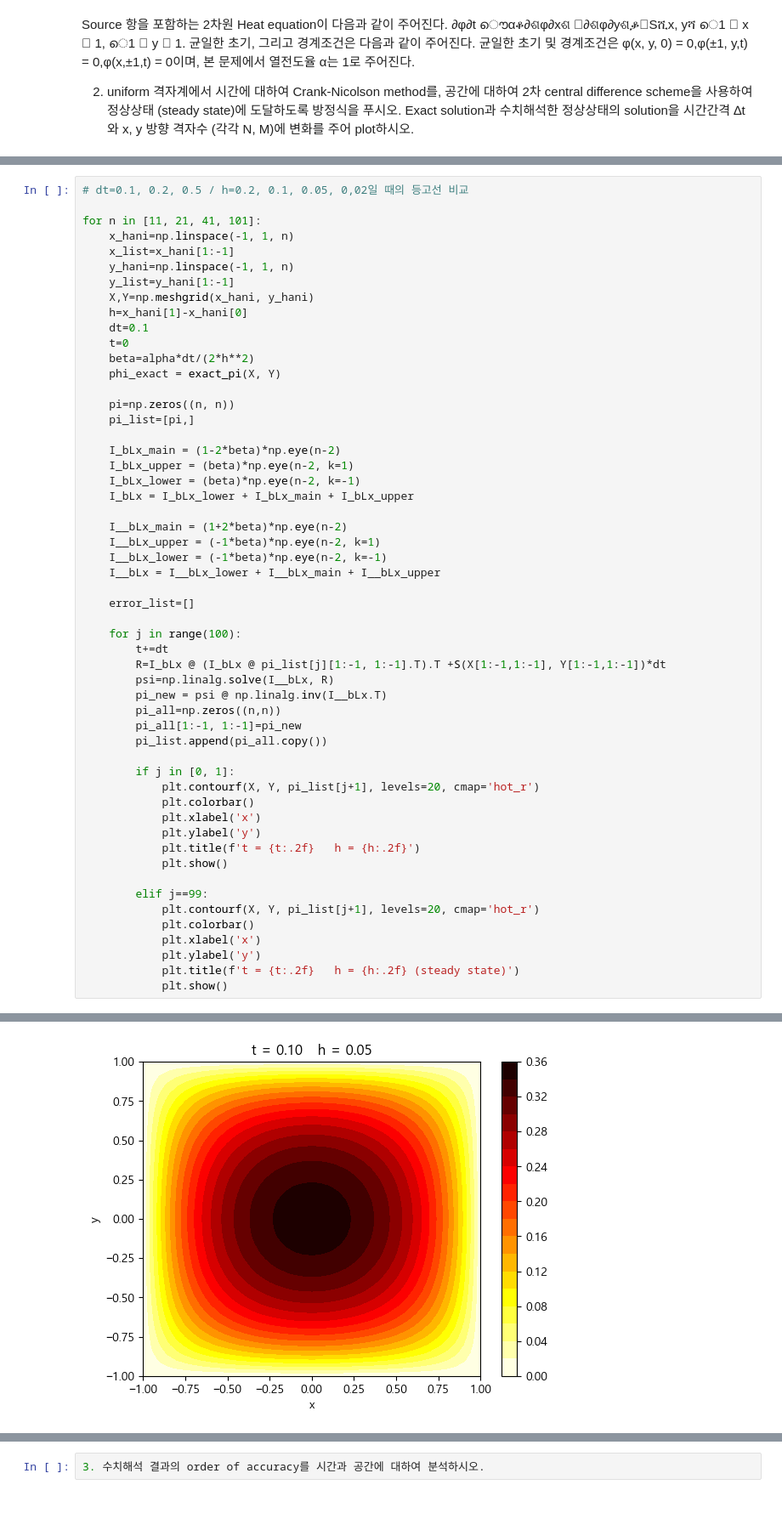
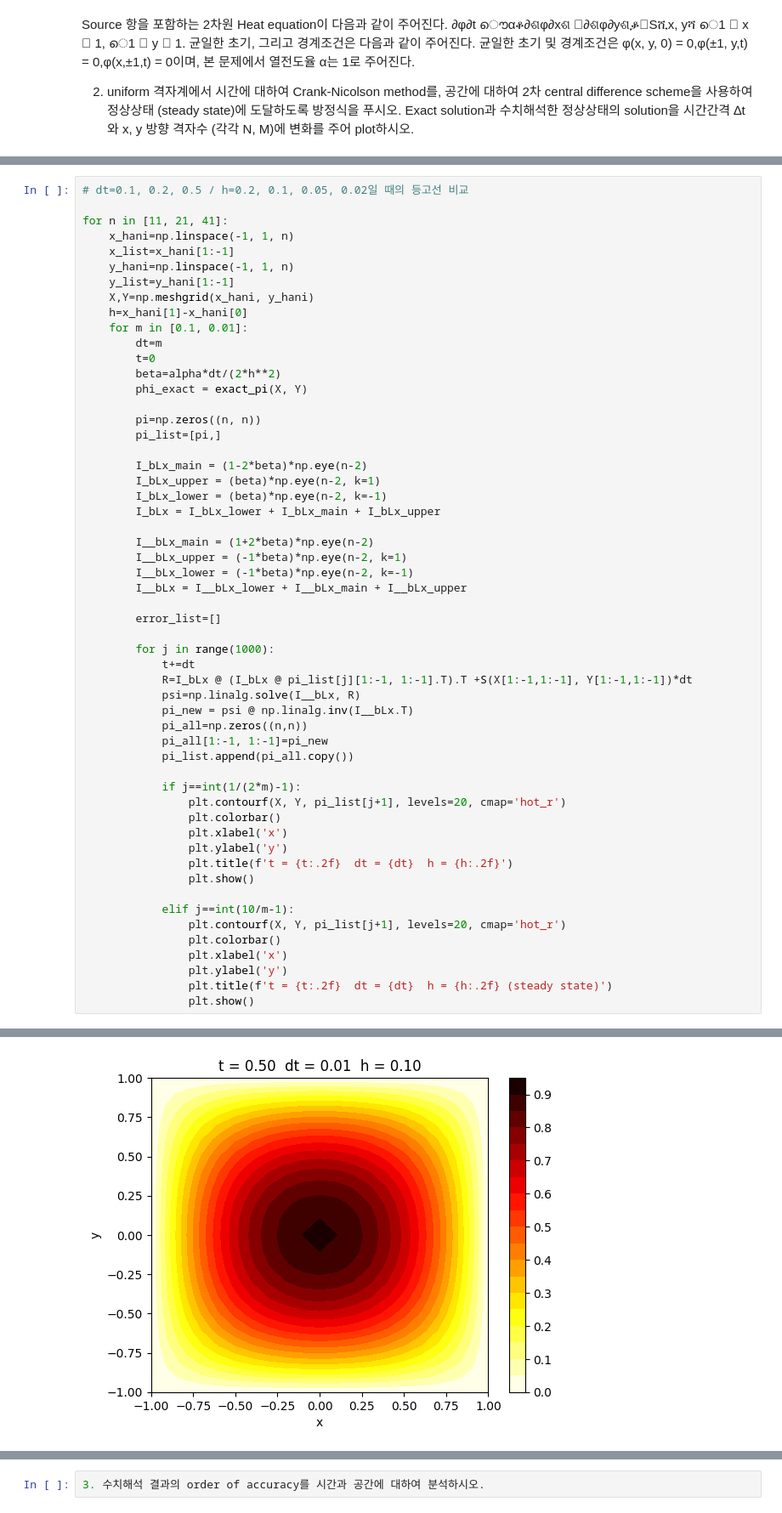
Before and after one commit to Lim-Hyerin03/CSE--, a Jupyter notebook: 코드/week4/CSE_URP 4주차 과제.ipynb, the cells around one changed output, grey strips where cells are left out. Shown at 85% size. Saved outputs shown, nothing was run; the diff lists cells and outputs as text.

```diff
--- a/코드/week4/CSE_URP 4주차 과제.ipynb
+++ b/코드/week4/CSE_URP 4주차 과제.ipynb
@@ -94,57 +90,58 @@ plt.show()
 # %% [output]
 [figure]
 # %%
-# dt=0.1, 0.2, 0.5 / h=0.2, 0.1, 0.05, 0,02일 때의 등고선 비교
+# dt=0.1, 0.2, 0.5 / h=0.2, 0.1, 0.05, 0.02일 때의 등고선 비교
 
-for n in [11, 21, 41, 101]:
+for n in [11, 21, 41]:
     x_hani=np.linspace(-1, 1, n)
     x_list=x_hani[1:-1]
     y_hani=np.linspace(-1, 1, n)
     y_list=y_hani[1:-1]
     X,Y=np.meshgrid(x_hani, y_hani)
     h=x_hani[1]-x_hani[0]
-    dt=0.1
-    t=0
-    beta=alpha*dt/(2*h**2)
-    phi_exact = exact_pi(X, Y)
+    for m in [0.1, 0.01]:
+        dt=m
+        t=0
+        beta=alpha*dt/(2*h**2)
+        phi_exact = exact_pi(X, Y)
 
-    pi=np.zeros((n, n))
-    pi_list=[pi,]
+        pi=np.zeros((n, n))
+        pi_list=[pi,]
 
-    I_bLx_main = (1-2*beta)*np.eye(n-2)
-    I_bLx_upper = (beta)*np.eye(n-2, k=1)
-    I_bLx_lower = (beta)*np.eye(n-2, k=-1)
-    I_bLx = I_bLx_lower + I_bLx_main + I_bLx_upper
+        I_bLx_main = (1-2*beta)*np.eye(n-2)
+        I_bLx_upper = (beta)*np.eye(n-2, k=1)
+        I_bLx_lower = (beta)*np.eye(n-2, k=-1)
+        I_bLx = I_bLx_lower + I_bLx_main + I_bLx_upper
 
-    I__bLx_main = (1+2*beta)*np.eye(n-2)
-    I__bLx_upper = (-1*beta)*np.eye(n-2, k=1)
-    I__bLx_lower = (-1*beta)*np.eye(n-2, k=-1)
-    I__bLx = I__bLx_lower + I__bLx_main + I__bLx_upper
+        I__bLx_main = (1+2*beta)*np.eye(n-2)
+        I__bLx_upper = (-1*beta)*np.eye(n-2, k=1)
+        I__bLx_lower = (-1*beta)*np.eye(n-2, k=-1)
+        I__bLx = I__bLx_lower + I__bLx_main + I__bLx_upper
 
-    error_list=[]
+        error_list=[]
 
-    for j in range(100):
-        t+=dt
-        R=I_bLx @ (I_bLx @ pi_list[j][1:-1, 1:-1].T).T +S(X[1:-1,1:-1], Y[1:-1,1:-1])*dt
-        psi=np.linalg.solve(I__bLx, R)
-        pi_new = psi @ np.linalg.inv(I__bLx.T)
-        pi_all=np.zeros((n,n))
-        pi_all[1:-1, 1:-1]=pi_new
-        pi_list.append(pi_all.copy())
+        for j in range(1000):
+            t+=dt
+            R=I_bLx @ (I_bLx @ pi_list[j][1:-1, 1:-1].T).T +S(X[1:-1,1:-1], Y[1:-1,1:-1])*dt
+            psi=np.linalg.solve(I__bLx, R)
+            pi_new = psi @ np.linalg.inv(I__bLx.T)
+            pi_all=np.zeros((n,n))
+            pi_all[1:-1, 1:-1]=pi_new
+            pi_list.append(pi_all.copy())
 
-        if j in [0, 1]:
-            plt.contourf(X, Y, pi_list[j+1], levels=20, cmap='hot_r')
-            plt.colorbar()
-            plt.xlabel('x')
-            plt.ylabel('y')
-            plt.title(f't = {t:.2f}   h = {h:.2f}')
-            plt.show()
+            if j==int(1/(2*m)-1):
+                plt.contourf(X, Y, pi_list[j+1], levels=20, cmap='hot_r')
+                plt.colorbar()
+                plt.xlabel('x')
+                plt.ylabel('y')
+                plt.title(f't = {t:.2f}  dt = {dt}  h = {h:.2f}')
+                plt.show()
 
-        elif j==99:
-            plt.contourf(X, Y, pi_list[j+1], levels=20, cmap='hot_r')
-            plt.colorbar()
-            plt.xlabel('x')
-            plt.ylabel('y')
-            plt.title(f't = {t:.2f}   h = {h:.2f} (steady state)')
-            plt.show()
+            elif j==int(10/m-1):
+                plt.contourf(X, Y, pi_list[j+1], levels=20, cmap='hot_r')
+                plt.colorbar()
+                plt.xlabel('x')
+                plt.ylabel('y')
+                plt.title(f't = {t:.2f}  dt = {dt}  h = {h:.2f} (steady state)')
+                plt.show()
 # %% [output]
@@ -157 +154 @@ for n in [11, 21, 41, 101]:
-[figure, old version]
+[figure, new version]
```
Also changed, not shown: parts of 3 cells of this notebook.
